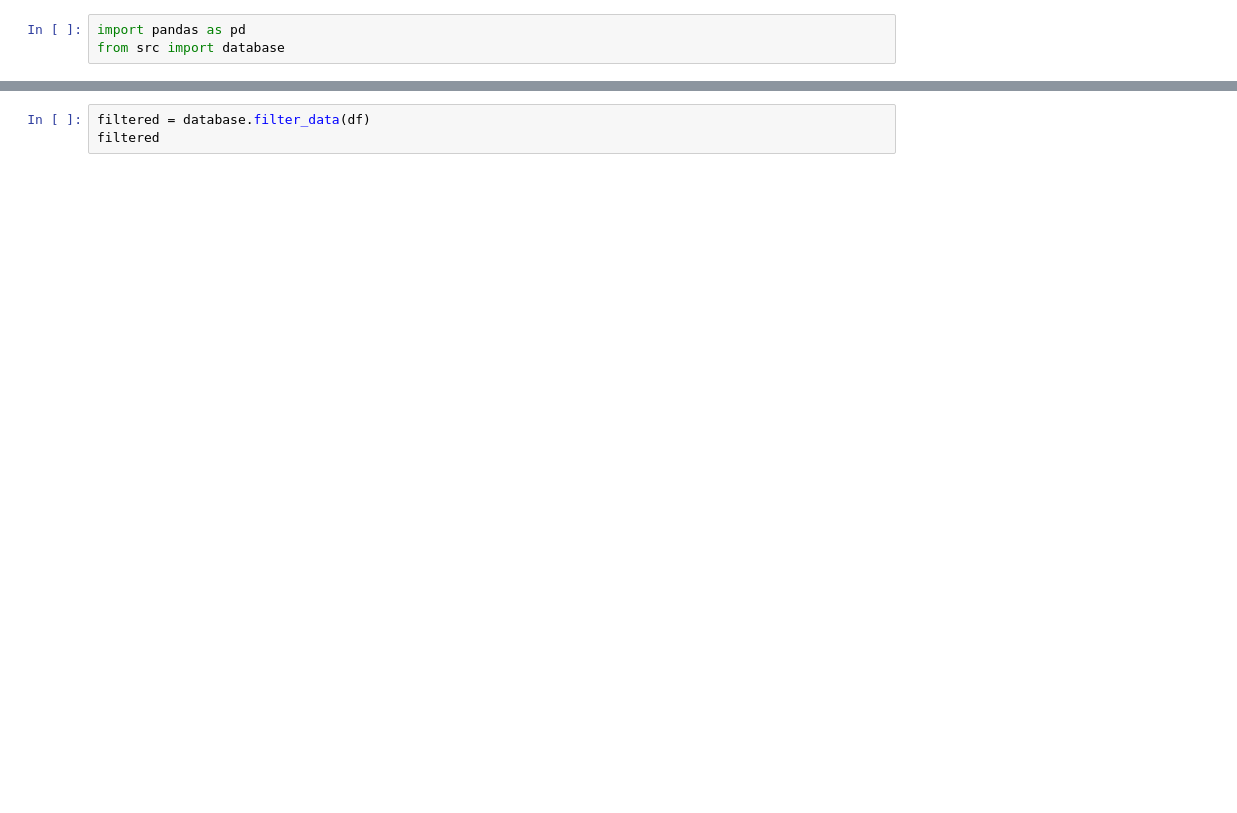
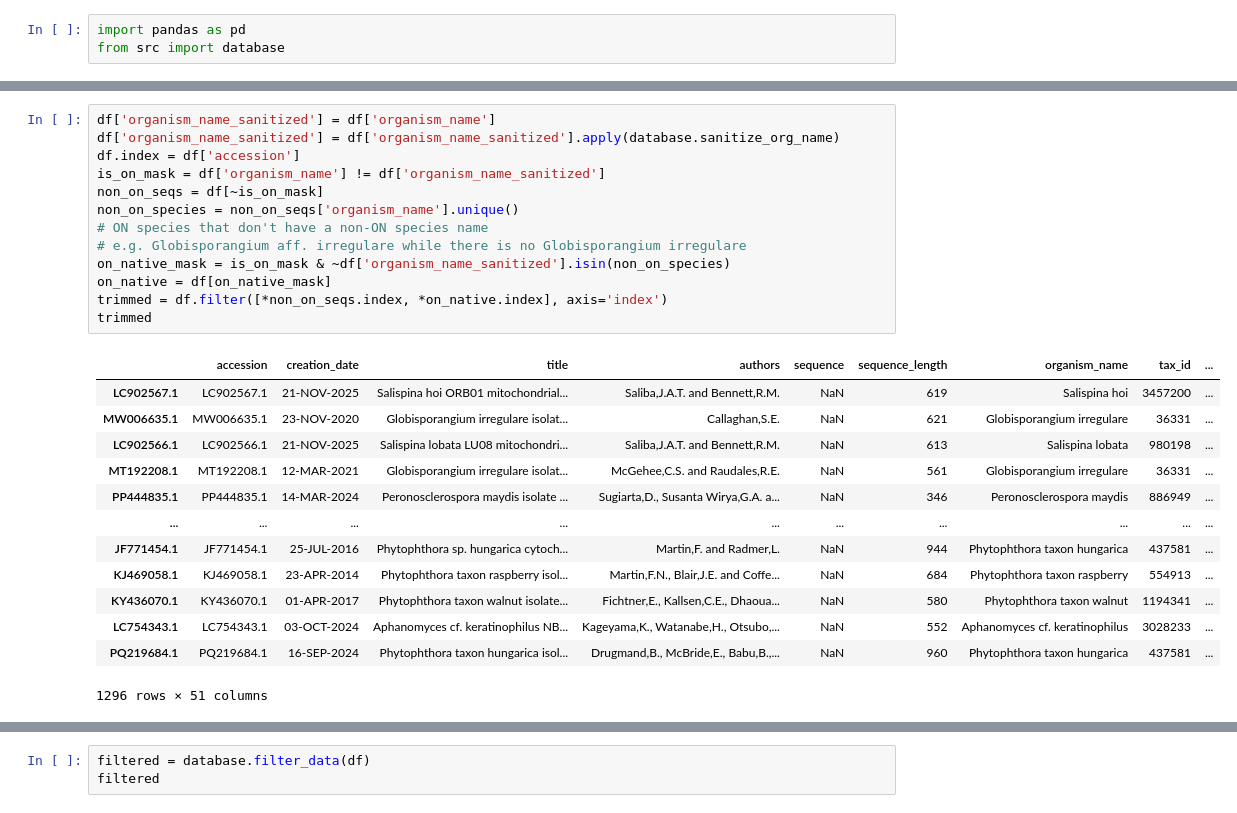
Before and after one commit to Thomas1664/metadbgen, a Jupyter notebook: filter.ipynb, the cells around one changed output, grey strips where cells are left out. Saved outputs shown, nothing was run; the diff lists cells and outputs as text; blank space fills up the shorter version.

```diff
--- a/filter.ipynb
+++ b/filter.ipynb
@@ -20,0 +21,27 @@ df
+# %%
+df['organism_name_sanitized'] = df['organism_name']
+df['organism_name_sanitized'] = df['organism_name_sanitized'].apply(database.sanitize_org_name)
+df.index = df['accession']
+is_on_mask = df['organism_name'] != df['organism_name_sanitized']
+non_on_seqs = df[~is_on_mask]
+non_on_species = non_on_seqs['organism_name'].unique()
+# ON species that don't have a non-ON species name
+# e.g. Globisporangium aff. irregulare while there is no Globisporangium irregulare
+on_native_mask = is_on_mask & ~df['organism_name_sanitized'].isin(non_on_species)
+on_native = df[on_native_mask]
+trimmed = df.filter([*non_on_seqs.index, *on_native.index], axis='index')
+trimmed
+# %% [output]
+|  | accession | creation_date | title | authors | sequence | sequence_length | organism_name | tax_id | ... |
+| LC902567.1 | LC902567.1 | 21-NOV-2025 | Salispina hoi ORB01 mitochondrial... | Saliba,J.A.T. and Bennett,R.M. | NaN | 619 | Salispina hoi | 3457200 | ... |
+| MW006635.1 | MW006635.1 | 23-NOV-2020 | Globisporangium irregulare isolat... | Callaghan,S.E. | NaN | 621 | Globisporangium irregulare | 36331 | ... |
+| LC902566.1 | LC902566.1 | 21-NOV-2025 | Salispina lobata LU08 mitochondri... | Saliba,J.A.T. and Bennett,R.M. | NaN | 613 | Salispina lobata | 980198 | ... |
+| MT192208.1 | MT192208.1 | 12-MAR-2021 | Globisporangium irregulare isolat... | McGehee,C.S. and Raudales,R.E. | NaN | 561 | Globisporangium irregulare | 36331 | ... |
+| PP444835.1 | PP444835.1 | 14-MAR-2024 | Peronosclerospora maydis isolate ... | Sugiarta,D., Susanta Wirya,G.A. a... | NaN | 346 | Peronosclerospora maydis | 886949 | ... |
+| ... | ... | ... | ... | ... | ... | ... | ... | ... | ... |
+| JF771454.1 | JF771454.1 | 25-JUL-2016 | Phytophthora sp. hungarica cytoch... | Martin,F. and Radmer,L. | NaN | 944 | Phytophthora taxon hungarica | 437581 | ... |
+| KJ469058.1 | KJ469058.1 | 23-APR-2014 | Phytophthora taxon raspberry isol... | Martin,F.N., Blair,J.E. and Coffe... | NaN | 684 | Phytophthora taxon raspberry | 554913 | ... |
+| KY436070.1 | KY436070.1 | 01-APR-2017 | Phytophthora taxon walnut isolate... | Fichtner,E., Kallsen,C.E., Dhaoua... | NaN | 580 | Phytophthora taxon walnut | 1194341 | ... |
+| LC754343.1 | LC754343.1 | 03-OCT-2024 | Aphanomyces cf. keratinophilus NB... | Kageyama,K., Watanabe,H., Otsubo,... | NaN | 552 | Aphanomyces cf. keratinophilus | 3028233 | ... |
+| PQ219684.1 | PQ219684.1 | 16-SEP-2024 | Phytophthora taxon hungarica isol... | Drugmand,B., McBride,E., Babu,B.,... | NaN | 960 | Phytophthora taxon hungarica | 437581 | ... |
+1296 rows × 51 columns
```
Also changed, not shown: parts of 7 cells of this notebook, 2 other files.
